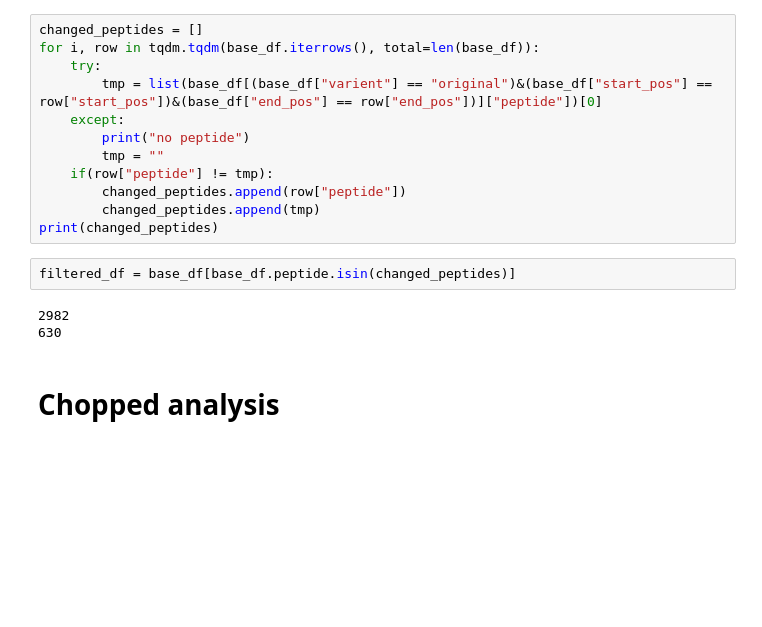
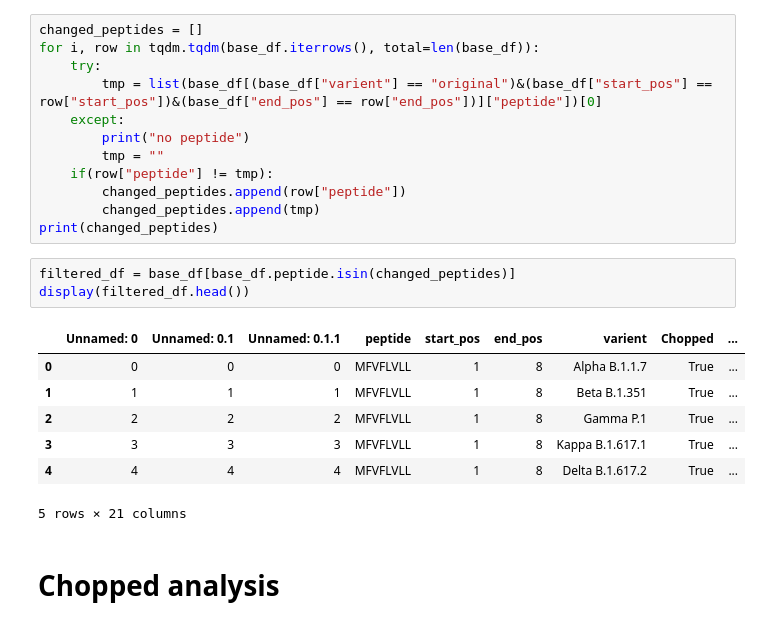
Before and after one commit to itaybroder/mutation_pipline, a Jupyter notebook: analysis/main.ipynb, the cells around one changed output. Drawn from its saved outputs; the diff is of its cells as text; blank space fills up the shorter version.

```diff
--- a/analysis/main.ipynb
+++ b/analysis/main.ipynb
@@ -22,9 +22,15 @@ for i, row in tqdm.tqdm(base_df.iterrows(), total=len(base_df)):
 print(changed_peptides)
 # %%
 filtered_df = base_df[base_df.peptide.isin(changed_peptides)]
+display(filtered_df.head())
 # %% [output]
+|  | Unnamed: 0 | Unnamed: 0.1 | Unnamed: 0.1.1 | peptide | start_pos | end_pos | varient | Chopped | ... |
+| 0 | 0 | 0 | 0 | MFVFLVLL | 1 | 8 | Alpha B.1.1.7 | True | ... |
+| 1 | 1 | 1 | 1 | MFVFLVLL | 1 | 8 | Beta B.1.351 | True | ... |
+| 2 | 2 | 2 | 2 | MFVFLVLL | 1 | 8 | Gamma P.1 | True | ... |
+| 3 | 3 | 3 | 3 | MFVFLVLL | 1 | 8 | Kappa B.1.617.1 | True | ... |
+| 4 | 4 | 4 | 4 | MFVFLVLL | 1 | 8 | Delta B.1.617.2 | True | ... |
-2982
-630
+5 rows × 21 columns
 # %% [markdown]
 # Chopped analysis
 # %% [markdown]
```
Also changed, not shown: parts of 8 cells of this notebook, 2 other files.
